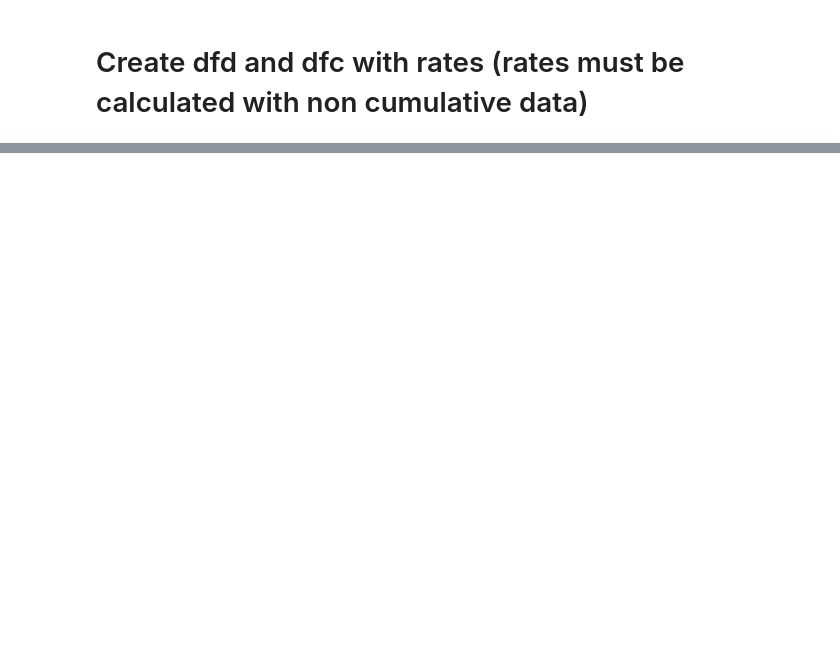
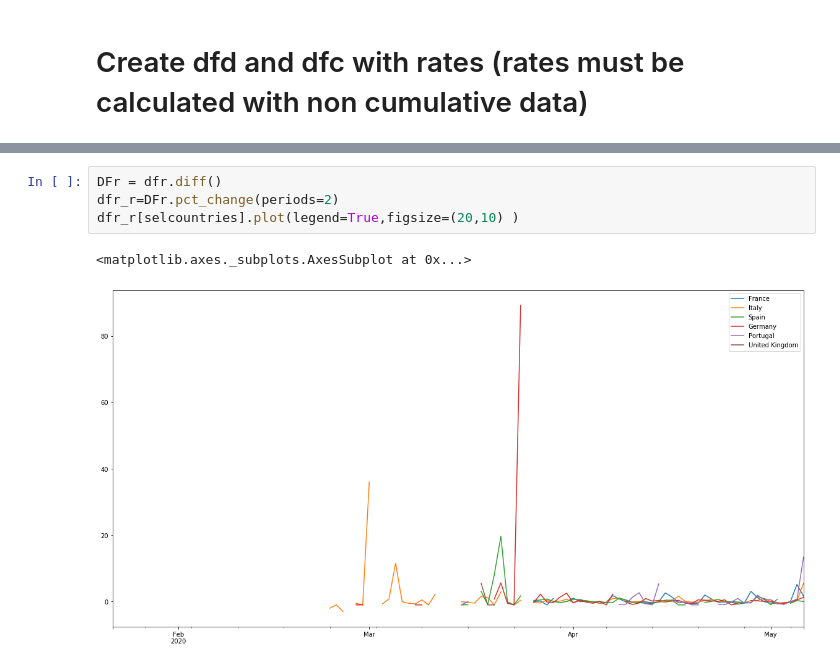
Before and after one commit to Muhibu/Spatial_Analysis_COVID-19, a Jupyter notebook: COVIDintern.ipynb, the cells around one changed output, grey strips where cells are left out. Saved outputs shown, nothing was run; the diff lists cells and outputs as text; blank space fills up the shorter version.

```diff
--- a/COVIDintern.ipynb
+++ b/COVIDintern.ipynb
@@ -379,0 +234,7 @@ dfd.diff()
+# %%
+DFr = dfr.diff()
+dfr_r=DFr.pct_change(periods=2)
+dfr_r[selcountries].plot(legend=True,figsize=(20,10) )
+# %% [output]
+<matplotlib.axes._subplots.AxesSubplot at 0x...>
+[figure, added]
```
Also changed, not shown: parts of 47 cells of this notebook, 1 other file.
